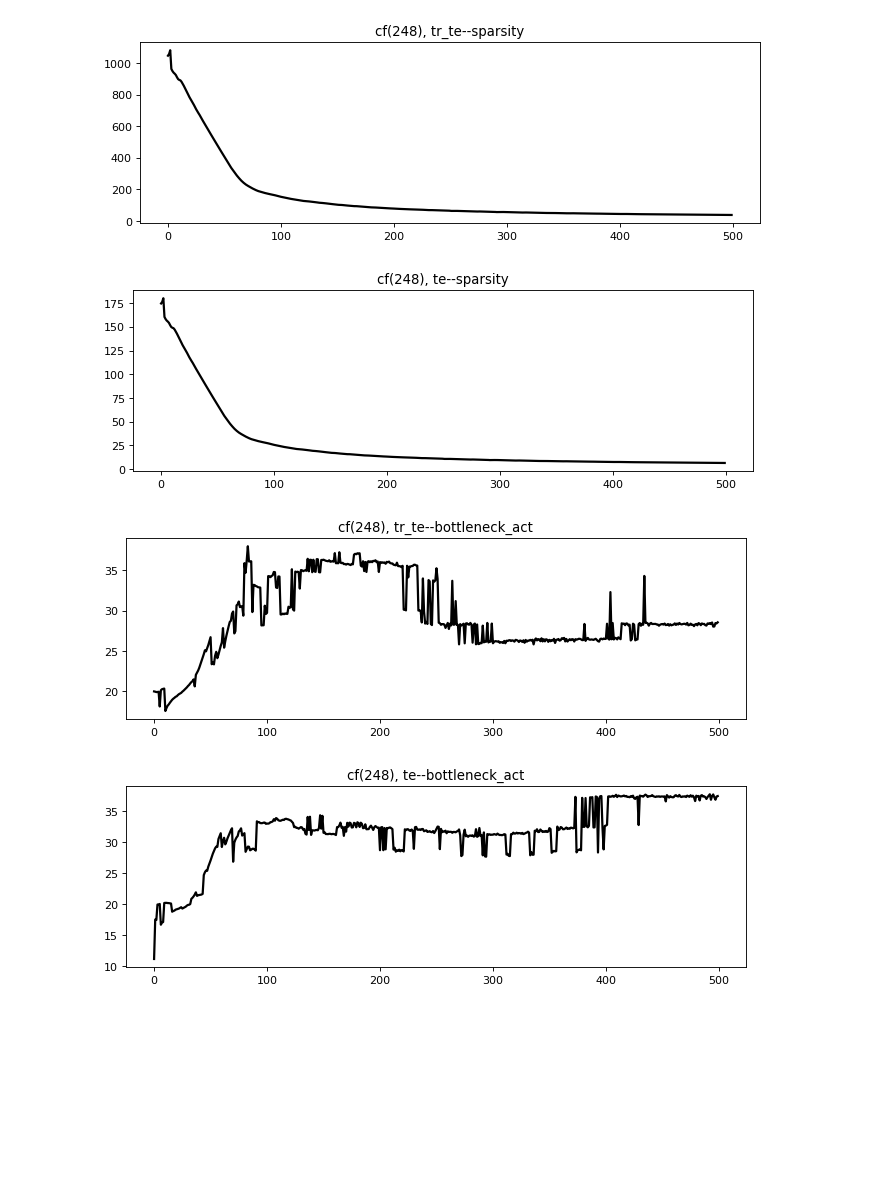
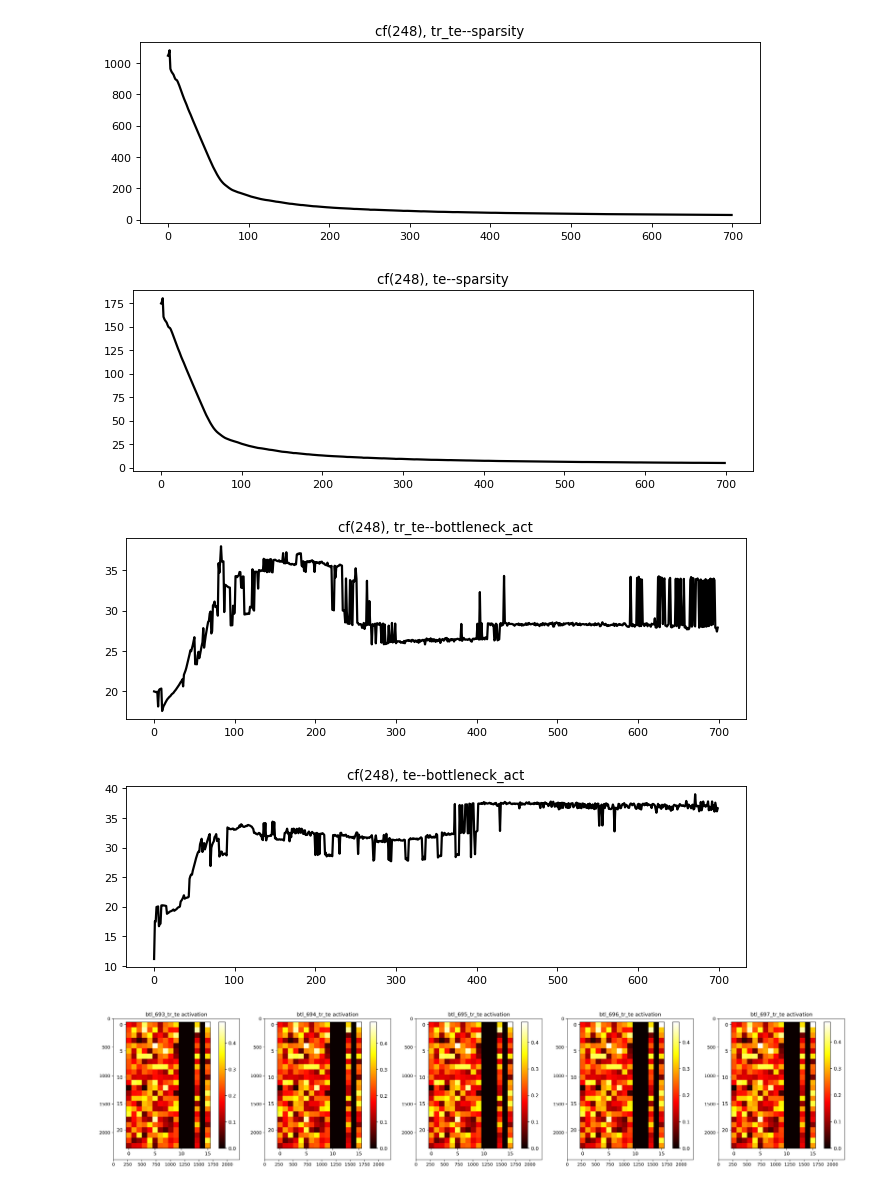
Before and after one commit to dogasiyli-boun/keyhandshapediscovery, a Jupyter notebook: ipynb/plot_cf_compare_FC_cf.ipynb, the cells around one changed output. Drawn from its saved outputs; the diff is of its cells as text; code cells hidden in the pictures; blank space fills up the shorter version.

```diff
--- a/ipynb/plot_cf_compare_FC_cf.ipynb
+++ b/ipynb/plot_cf_compare_FC_cf.ipynb
@@ -95,7 +121,8 @@ max(98.59),min(26.80)
 # %%
 import importlib as impL
 impL.reload(vu)
-vu.plot_cf(cf_int=248, data_log_keys = ['tr_te','te'], k_loss_disp_list=['sparsity','bottleneck_act'], max_act_ep=None,select_id_type='last',
+vu.plot_cf(cf_int=248, data_log_keys = ['tr_te','te'], k_loss_disp_list=['sparsity','bottleneck_act'],
+           max_act_ep=None,select_id_type='last',
            plot_cnt = 5,
            experiments_folder=experiments_folder,
            exp_base_name=exp_base_name, ae_f_name_base=ae_f_name_base)
@@ -113,7 +148,8 @@ bottleneck_act :
-[figure, old version]
+[figure, new version]
-[figure, old version]
+[figure, new version]
-[figure, old version]
+[figure, new version]
-[figure, old version]
+[figure, new version]
+[figure, added]
 # %%
 impL.reload(vu)
 z_fill_int=2
```
Also changed, not shown: parts of 9 cells of this notebook, 8 other files.
